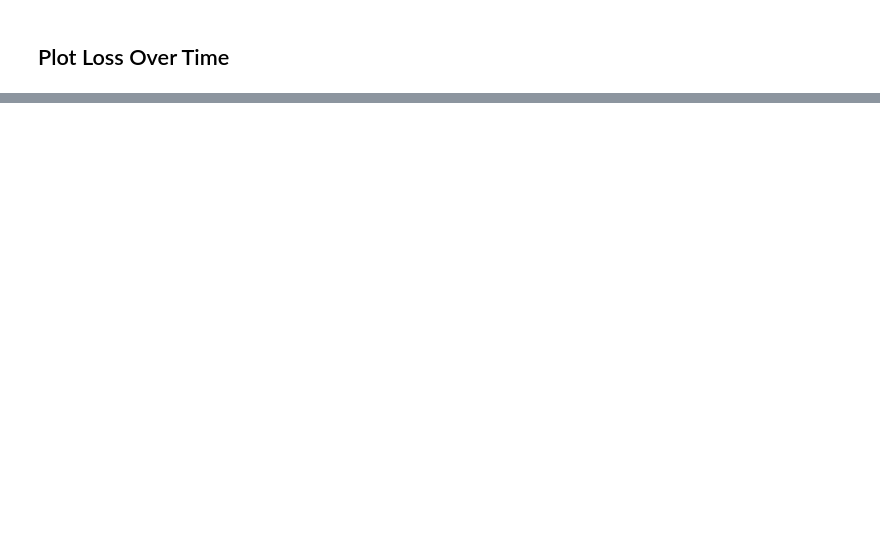
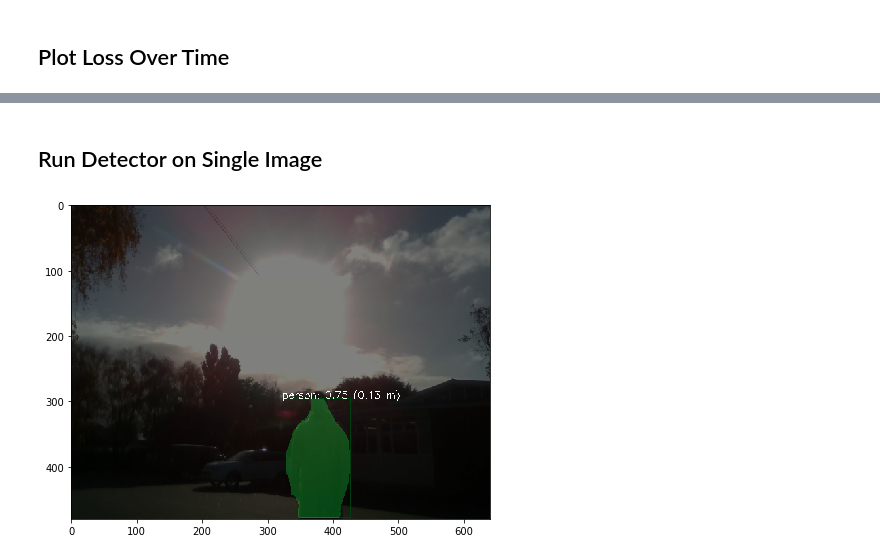
Before and after one commit to adamtupper/pedestrian-proximity-detector, a Jupyter notebook: model_evaluation.ipynb, the cells around one changed output, grey strips where cells are left out. Saved outputs shown, nothing was run; the diff lists cells and outputs as text; code cells hidden in the pictures; blank space fills up the shorter version.

```diff
--- a/model_evaluation.ipynb
+++ b/model_evaluation.ipynb
@@ -42,0 +59,13 @@ plt.show()
+# %%
+MODEL_CONFIG = 'models/mask_rcnn_resnet_50_supervisely/trained_supervisely_config.yaml'
+CONFIDENCE_THRESHOLD = 0.7
+# %%
+# Load model config from file
+cfg.merge_from_file(MODEL_CONFIG)
+cfg.freeze()
+
+# Prepare model predictor
+predictor = PedestrianPredictor(
+    cfg,
+    confidence_threshold=CONFIDENCE_THRESHOLD
+)
@@ -42,0 +77,12 @@ plt.show()
+# %%
+# Configure RealSense camera
+config = rs.config()
+config.enable_device_from_file(VIDEO_FILE)
+
+pipeline = rs.pipeline() # Create a pipline
+profile = pipeline.start(config) # Start streaming
+align = rs.align(rs.stream.color) # Align infrared and depth images to colour image
+
+# Get depth sensor and scale information
+depth_sensor = profile.get_device().first_depth_sensor()
+depth_scale = depth_sensor.get_depth_scale()
@@ -42,0 +150,13 @@ plt.show()
+# %% [markdown]
+## Run Detector on Single Image
+# %%
+colour_path = '/media/adam/HDD Storage/Datasets/lighting-eval-data/direct_sunlight_4m/direct_sunlight_4m_Color_243.png'
+depth_path = '/media/adam/HDD Storage/Datasets/lighting-eval-data/direct_sunlight_4m/direct_sunlight_4m_Depth_243.png'
+colour_image = cv.imread(colour_path)
+depth_image = cv.imread(depth_path)
+detector_result = predictor.run_on_opencv_image(colour_image, depth_image * depth_scale)
+plt.figure(figsize=(7.5, 7.5))
+plt.imshow(detector_result)
+plt.show()
+# %% [output]
+[figure, added]
```
Also changed, not shown: parts of 8 cells of this notebook.
